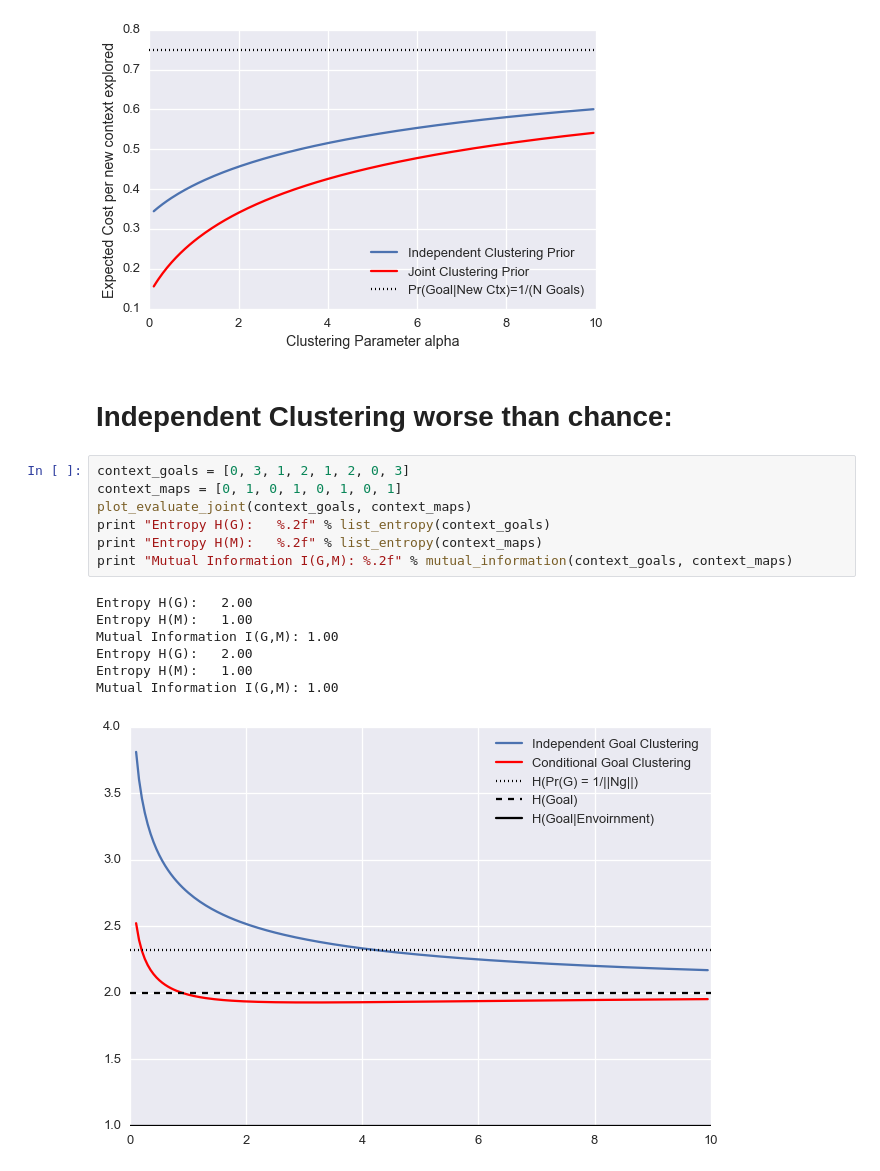
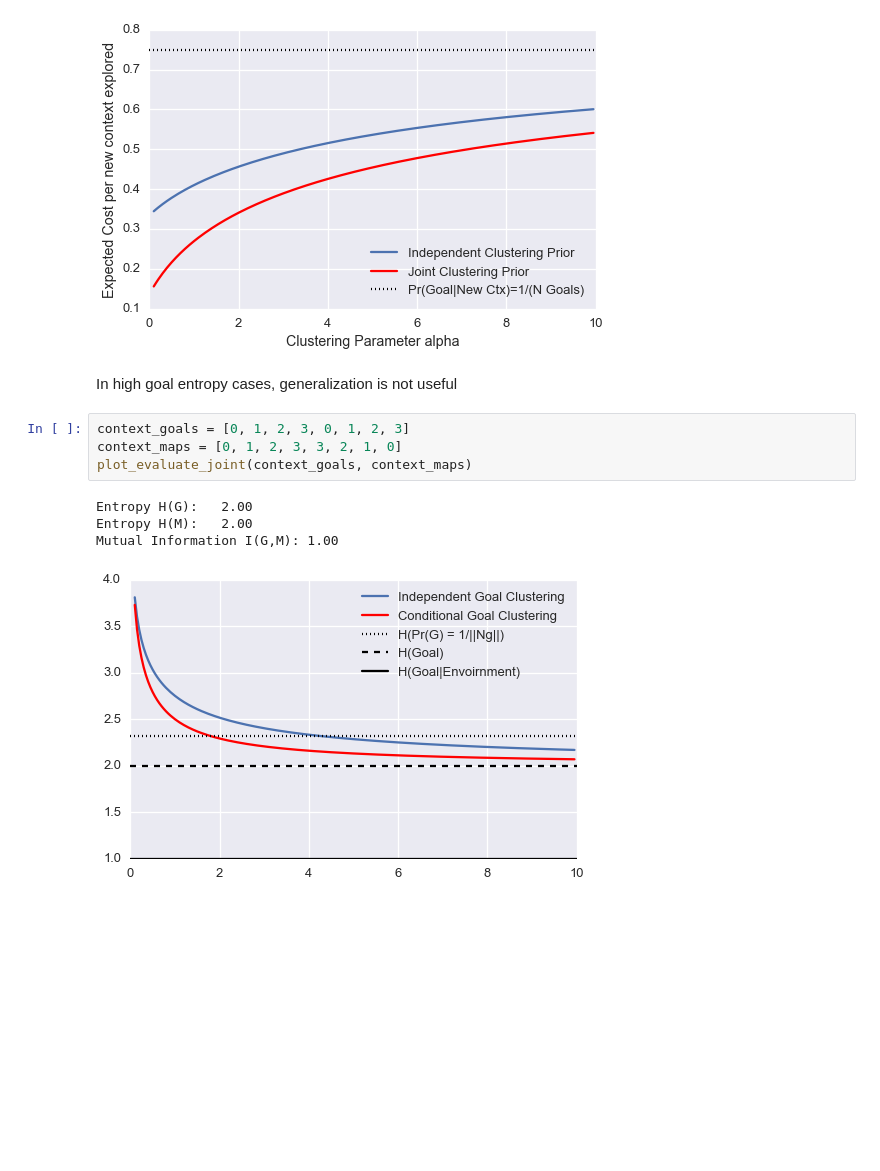
Before and after one commit to nicktfranklin/IndependentClusters, a Jupyter notebook: Normative Analysis of Generalization.ipynb, the cells around one changed output. Drawn from its saved outputs; the diff is of its cells as text; blank space fills up the shorter version.

```diff
--- a/Normative Analysis of Generalization.ipynb
+++ b/Normative Analysis of Generalization.ipynb
@@ -402,20 +404,14 @@ Mutual Information I(G,M): 1.34
 plot_evaluate_joint_cost(context_goals, context_maps)
 # %% [output]
 [figure]
-# %% [markdown]
-# Independent Clustering worse than chance:
+# %% [markdown]
+In high goal entropy cases, generalization is not useful
 # %%
-context_goals = [0, 3, 1, 2, 1, 2, 0, 3]
-context_maps = [0, 1, 0, 1, 0, 1, 0, 1]
+context_goals = [0, 1, 2, 3, 0, 1, 2, 3]
+context_maps = [0, 1, 2, 3, 3, 2, 1, 0]
 plot_evaluate_joint(context_goals, context_maps)
-print "Entropy H(G):   %.2f" % list_entropy(context_goals)
-print "Entropy H(M):   %.2f" % list_entropy(context_maps)
-print "Mutual Information I(G,M): %.2f" % mutual_information(context_goals, context_maps)
 # %% [output]
 Entropy H(G):   2.00
-Entropy H(M):   1.00
+Entropy H(M):   2.00
 Mutual Information I(G,M): 1.00
-Entropy H(G):   2.00
-Entropy H(M):   1.00
-Mutual Information I(G,M): 1.00
-[figure, old version]
+[figure, new version]
```
Also changed, not shown: parts of 14 cells of this notebook.
